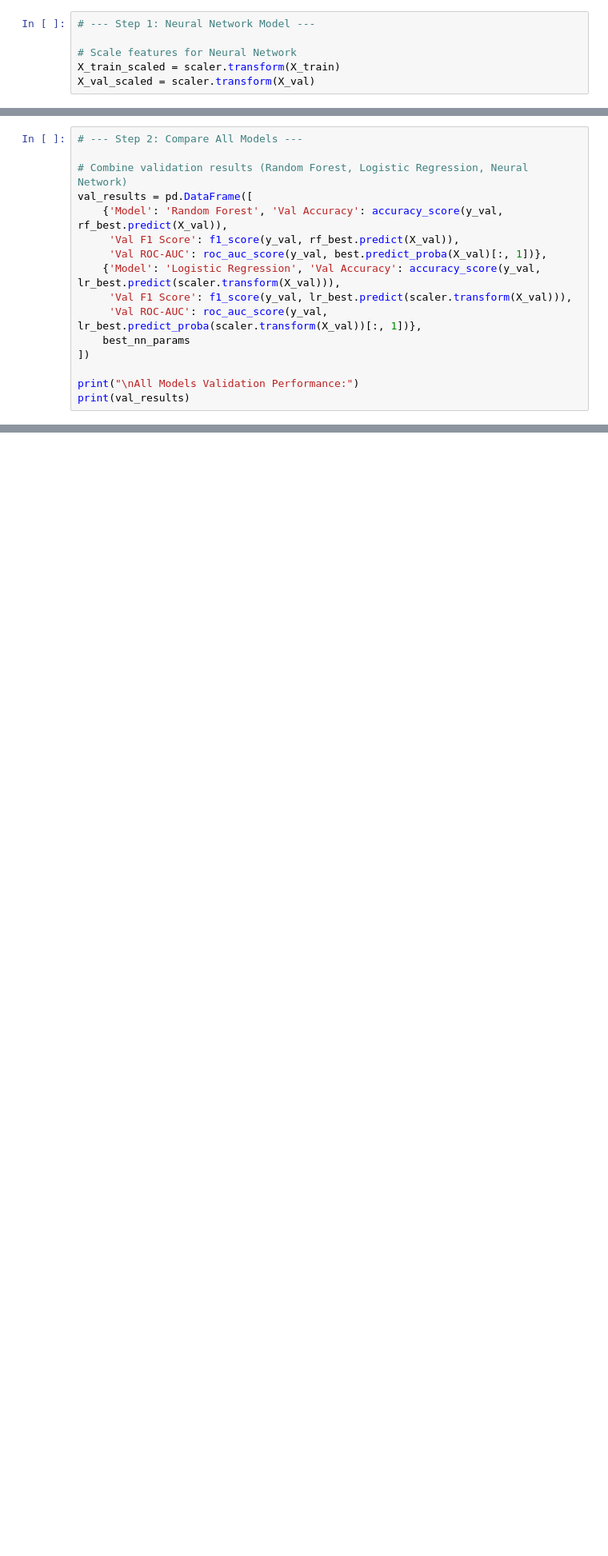
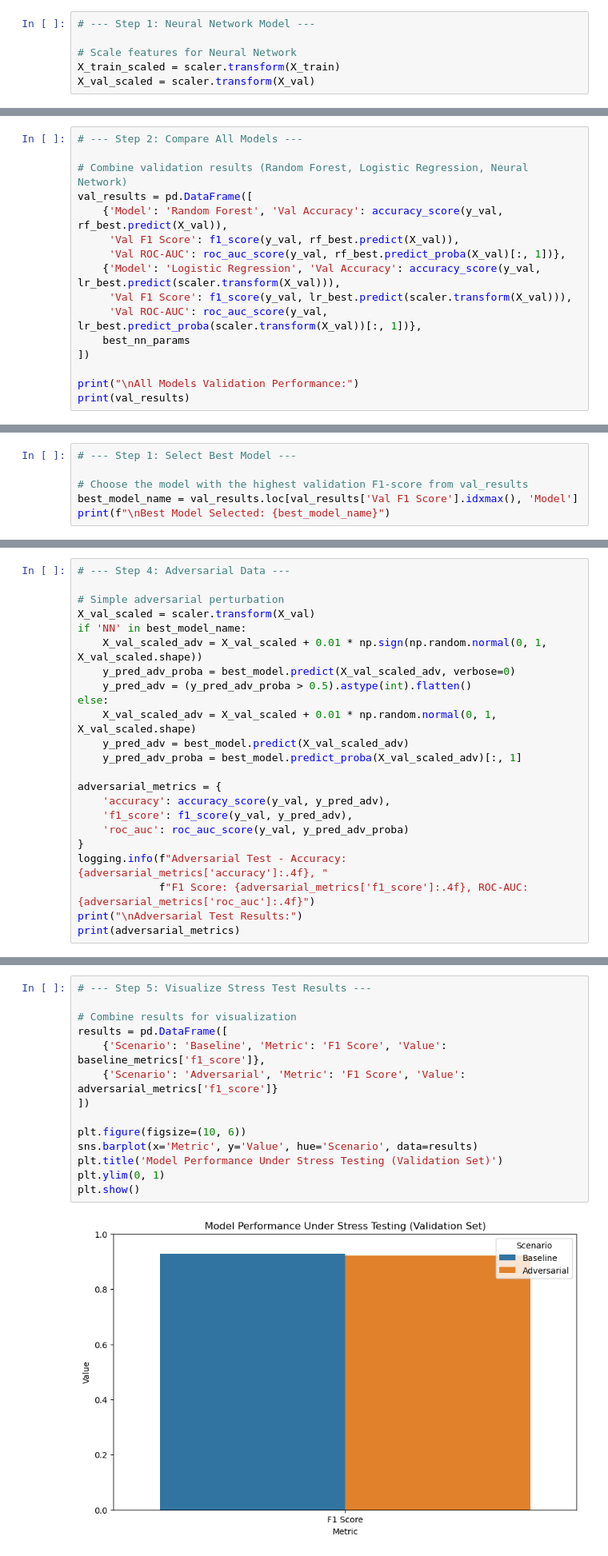
Before and after one commit to Smriti9176/Smriti9176, a Jupyter notebook: LoanPredictionProject4.ipynb, the cells around one changed output, grey strips where cells are left out. Shown at 80% size. Cells and saved outputs as stored; diff of their text form; blank space fills up the shorter version.

```diff
--- a/LoanPredictionProject4.ipynb
+++ b/LoanPredictionProject4.ipynb
@@ -965,7 +972,7 @@ Name: 1, dtype: object
 val_results = pd.DataFrame([
     {'Model': 'Random Forest', 'Val Accuracy': accuracy_score(y_val, rf_best.predict(X_val)),
      'Val F1 Score': f1_score(y_val, rf_best.predict(X_val)),
-     'Val ROC-AUC': roc_auc_score(y_val, best.predict_proba(X_val)[:, 1])},
+     'Val ROC-AUC': roc_auc_score(y_val, rf_best.predict_proba(X_val)[:, 1])},
     {'Model': 'Logistic Regression', 'Val Accuracy': accuracy_score(y_val, lr_best.predict(scaler.transform(X_val))),
      'Val F1 Score': f1_score(y_val, lr_best.predict(scaler.transform(X_val))),
      'Val ROC-AUC': roc_auc_score(y_val, lr_best.predict_proba(scaler.transform(X_val))[:, 1])},
@@ -992,0 +1017,6 @@ plt.show()
+# %%
+# --- Step 1: Select Best Model ---
+
+# Choose the model with the highest validation F1-score from val_results
+best_model_name = val_results.loc[val_results['Val F1 Score'].idxmax(), 'Model']
+print(f"\nBest Model Selected: {best_model_name}")
@@ -992,0 +1316,23 @@ plt.show()
+# %%
+# --- Step 4: Adversarial Data ---
+
+# Simple adversarial perturbation
+X_val_scaled = scaler.transform(X_val)
+if 'NN' in best_model_name:
+    X_val_scaled_adv = X_val_scaled + 0.01 * np.sign(np.random.normal(0, 1, X_val_scaled.shape))
+    y_pred_adv_proba = best_model.predict(X_val_scaled_adv, verbose=0)
+    y_pred_adv = (y_pred_adv_proba > 0.5).astype(int).flatten()
+else:
+    X_val_scaled_adv = X_val_scaled + 0.01 * np.random.normal(0, 1, X_val_scaled.shape)
+    y_pred_adv = best_model.predict(X_val_scaled_adv)
+    y_pred_adv_proba = best_model.predict_proba(X_val_scaled_adv)[:, 1]
+
+adversarial_metrics = {
+    'accuracy': accuracy_score(y_val, y_pred_adv),
+    'f1_score': f1_score(y_val, y_pred_adv),
+    'roc_auc': roc_auc_score(y_val, y_pred_adv_proba)
+}
+logging.info(f"Adversarial Test - Accuracy: {adversarial_metrics['accuracy']:.4f}, "
+             f"F1 Score: {adversarial_metrics['f1_score']:.4f}, ROC-AUC: {adversarial_metrics['roc_auc']:.4f}")
+print("\nAdversarial Test Results:")
+print(adversarial_metrics)
@@ -992,0 +1342,16 @@ plt.show()
+# %%
+# --- Step 5: Visualize Stress Test Results ---
+
+# Combine results for visualization
+results = pd.DataFrame([
+    {'Scenario': 'Baseline', 'Metric': 'F1 Score', 'Value': baseline_metrics['f1_score']},
+    {'Scenario': 'Adversarial', 'Metric': 'F1 Score', 'Value': adversarial_metrics['f1_score']}
+])
+
+plt.figure(figsize=(10, 6))
+sns.barplot(x='Metric', y='Value', hue='Scenario', data=results)
+plt.title('Model Performance Under Stress Testing (Validation Set)')
+plt.ylim(0, 1)
+plt.show()
+# %% [output]
+[figure, added]
```
Also changed, not shown: parts of 41 cells of this notebook, 11 other files.
